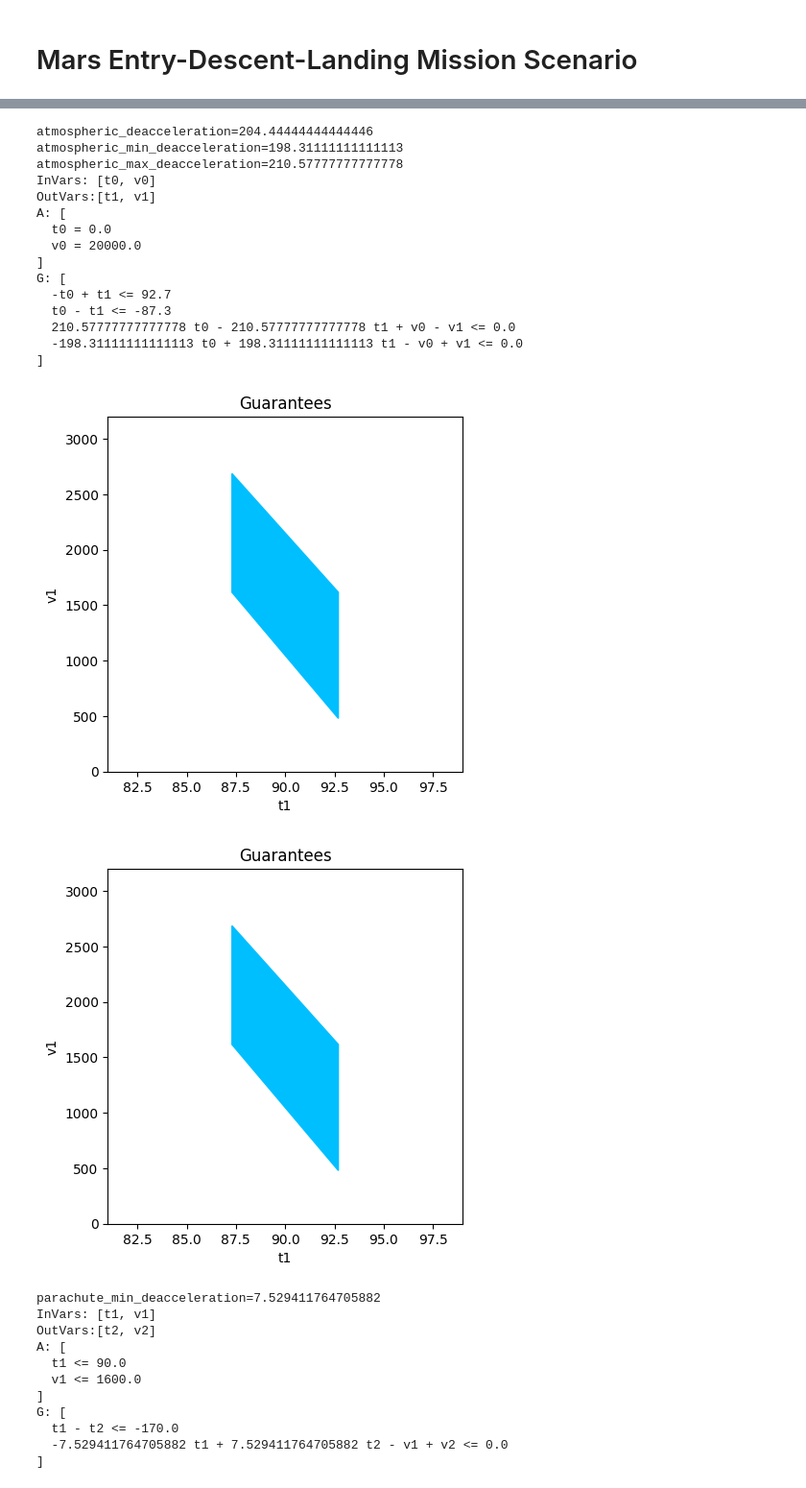
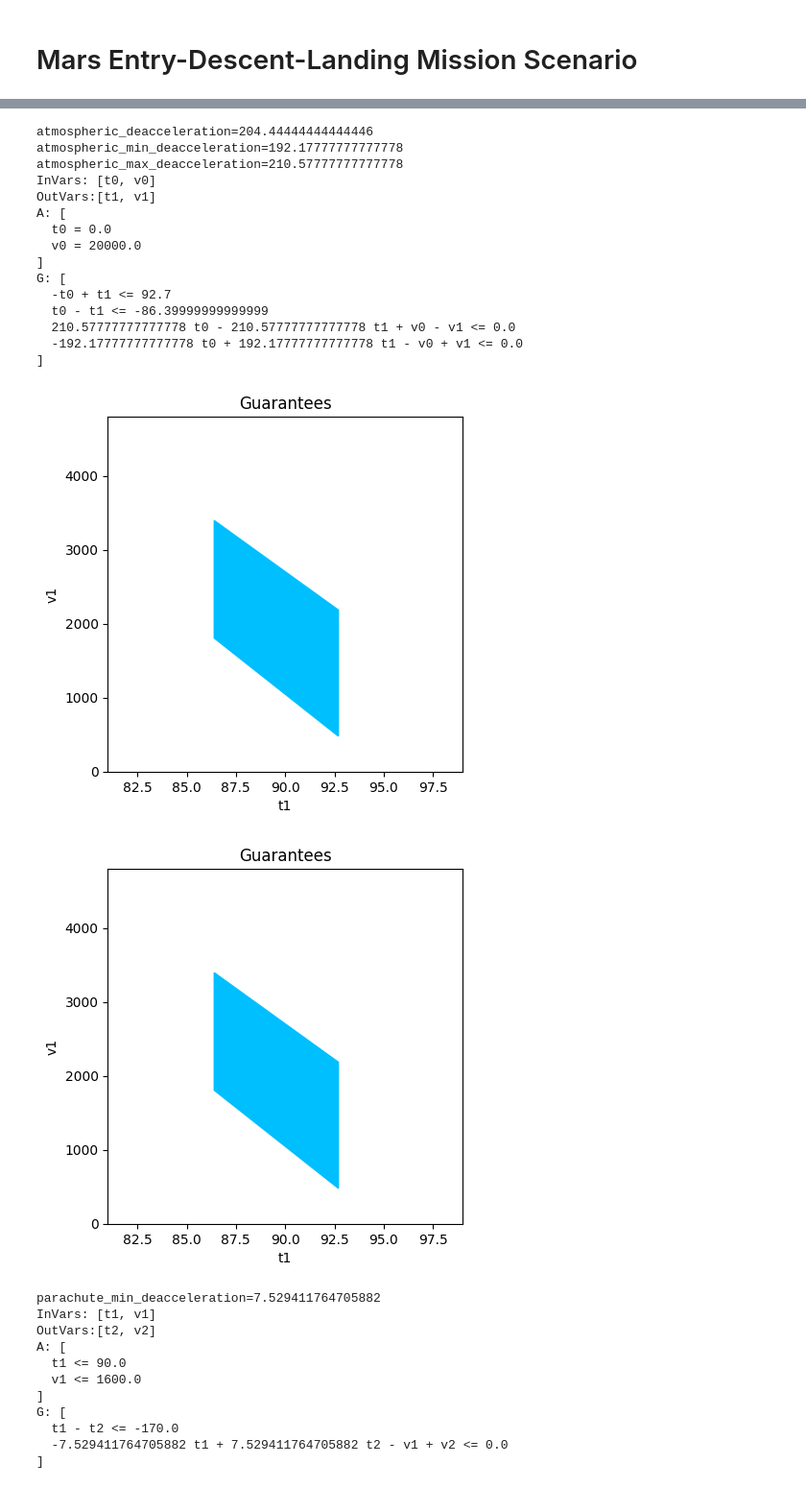
Before and after one commit to pacti-org/pacti, a Jupyter notebook: case_studies/mars_entry_descent_landing/mars_edl.ipynb, the cells around one changed output, grey strips where cells are left out. Shown at 96% size. Drawn from its saved outputs; the diff is of its cells as text; code cells hidden in the pictures.

Commit message:
tuned atmospheric entry parameters to reasonable ranges of performance characteristics

```diff
--- a/case_studies/mars_entry_descent_landing/mars_edl.ipynb
+++ b/case_studies/mars_entry_descent_landing/mars_edl.ipynb
@@ -16,12 +16,15 @@ atmospheric_v_exit = 1600.0 # the trigger for parachute deployment
 atmospheric_t_entry = 0.0
 atmospheric_t_exit = 90.0
 atmospheric_t_duration = atmospheric_t_exit - atmospheric_t_entry
-atmospheric_t_duration_min = atmospheric_t_duration*0.97
+atmospheric_t_duration_min = atmospheric_t_duration*0.96
 atmospheric_t_duration_max = atmospheric_t_duration*1.03
+
 atmospheric_deacceleration = abs((atmospheric_v_entry - atmospheric_v_exit) / (atmospheric_t_entry - atmospheric_t_exit))
 print(f"atmospheric_deacceleration={atmospheric_deacceleration}")
-atmospheric_min_deacceleration = atmospheric_deacceleration*0.97
+
+atmospheric_min_deacceleration = atmospheric_deacceleration*0.94
 print(f"atmospheric_min_deacceleration={atmospheric_min_deacceleration}")
+
 atmospheric_max_deacceleration = atmospheric_deacceleration*1.03
 print(f"atmospheric_max_deacceleration={atmospheric_max_deacceleration}")
 
@@ -42,7 +45,7 @@ atmospheric_entry_contract = PolyhedralContract.from_string(
       f"v0 = {atmospheric_v_entry}"
     ],
     guarantees=[
-      # upper limit on atmospheric entry duration
+      # range bound on atmospheric entry duration
       f"t1 - t0 <= {atmospheric_t_duration_max}",
       f"-t1 + t0 <= -{atmospheric_t_duration_min}",
 
@@ -56,7 +59,7 @@ atmospheric_entry_contract = PolyhedralContract.from_string(
 print(atmospheric_entry_contract)
 # %% [output]
 atmospheric_deacceleration=204.44444444444446
-atmospheric_min_deacceleration=198.31111111111113
+atmospheric_min_deacceleration=192.17777777777778
 atmospheric_max_deacceleration=210.57777777777778
 InVars: [t0, v0]
 OutVars:[t1, v1]
@@ -66,27 +69,25 @@ A: [
 ]
 G: [
   -t0 + t1 <= 92.7
-  t0 - t1 <= -87.3
+  t0 - t1 <= -86.39999999999999
   210.57777777777778 t0 - 210.57777777777778 t1 + v0 - v1 <= 0.0
-  -198.31111111111113 t0 + 198.31111111111113 t1 - v0 + v1 <= 0.0
+  -192.17777777777778 t0 + 192.17777777777778 t1 - v0 + v1 <= 0.0
 ]
 # %%
 plot_guarantees(
     contract=atmospheric_entry_contract,
     x_var=Var("t1"),
     y_var=Var("v1"),
     var_values={
         Var("t0"):atmospheric_t_entry,
         Var("v0"):atmospheric_v_entry
     },
-    # x_lims=(-200,200),
     x_lims=(atmospheric_t_exit*0.9, atmospheric_t_exit*1.1),
-    y_lims=(atmospheric_v_exit*0, atmospheric_v_exit*2)
-    # y_lims=(0,3000)
+    y_lims=(atmospheric_v_exit*0, atmospheric_v_exit*3)
 )
 # %% [output]
-[figure, old version]
+[figure, new version]
-[figure, old version]
+[figure, new version]
 # %%
 parachute_v_entry = 1600.0
 parachute_v_exit = 320.0
```
